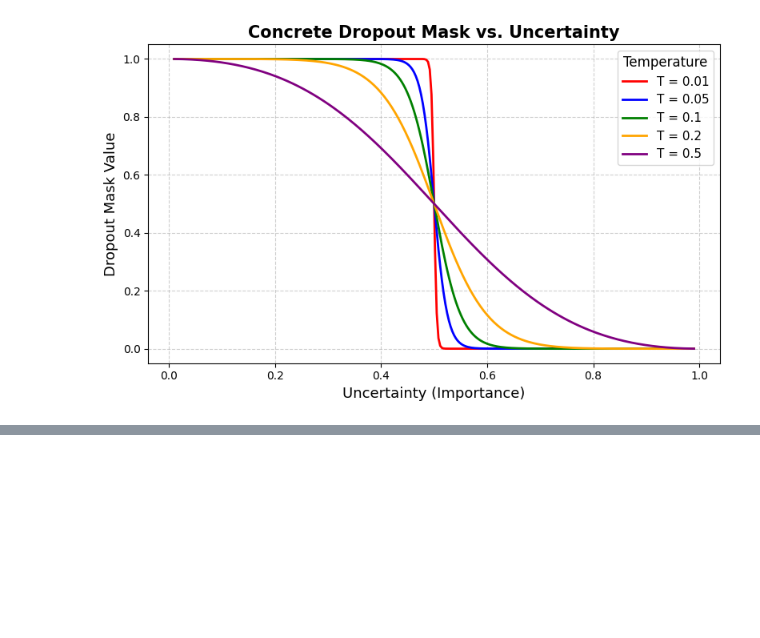
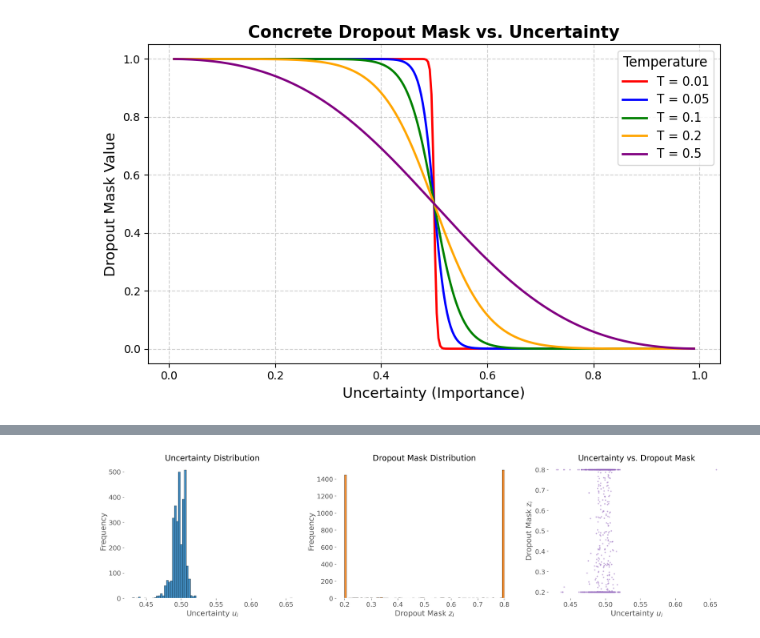
Before and after one commit to zhihaohaoran/GPGS, a Jupyter notebook: icml_3dgs.ipynb, the cells around one changed output, grey strips where cells are left out. Cells and saved outputs as stored; diff of their text form; code cells hidden in the pictures; blank space fills up the shorter version.

```diff
--- a/icml_3dgs.ipynb
+++ b/icml_3dgs.ipynb
@@ -211,0 +327,53 @@ plt.show()
+# %%
+import numpy as np
+import matplotlib.pyplot as plt
+
+# Load arrays
+factor = np.load("factor.npy")
+drop_mask = np.load("drop_mask.npy")
+
+# Set white background and style
+plt.rcParams.update({
+    "figure.facecolor": "white",
+    "axes.facecolor": "white",
+    "savefig.facecolor": "white",
+    "font.size": 14,
+    "axes.titlesize": 16,
+    "axes.labelsize": 15,
+    "xtick.labelsize": 13,
+    "ytick.labelsize": 13,
+    "legend.fontsize": 13,
+    "figure.dpi": 300
+})
+
+# Create figure
+fig, axes = plt.subplots(1, 3, figsize=(18, 5))
+
+# Histogram: Uncertainty (factor)
+axes[0].hist(factor, bins=80, color="#1f77b4", edgecolor='black', alpha=0.85)
+axes[0].set_title("Uncertainty Distribution")
+axes[0].set_xlabel("Uncertainty $u_i$")
+axes[0].set_ylabel("Frequency")
+axes[0].grid(True, linestyle='--', alpha=0.6)
+
+# Histogram: Dropout Mask
+axes[1].hist(drop_mask, bins=80, color="#ff7f0e", edgecolor='black', alpha=0.85)
+axes[1].set_title("Dropout Mask Distribution")
+axes[1].set_xlabel("Dropout Mask $z_i$")
+axes[1].set_ylabel("Frequency")
+axes[1].grid(True, linestyle='--', alpha=0.6)
+
+# Scatter plot
+axes[2].scatter(factor, drop_mask, s=8, alpha=0.5, color="#9467bd", edgecolors='none')
+axes[2].set_title("Uncertainty vs. Dropout Mask")
+axes[2].set_xlabel("Uncertainty $u_i$")
+axes[2].set_ylabel("Dropout Mask $z_i$")
+axes[2].grid(True, linestyle='--', alpha=0.6)
+
+# Final layout
+plt.tight_layout()
+plt.savefig("uncertainty_dropout_visualization.png", dpi=600, facecolor="white")
+plt.savefig("uncertainty_dropout_visualization.pdf", dpi=600, facecolor="white")
+plt.show()
+# %% [output]
+[figure, added]
```
Also changed, not shown: parts of 49 cells of this notebook.
